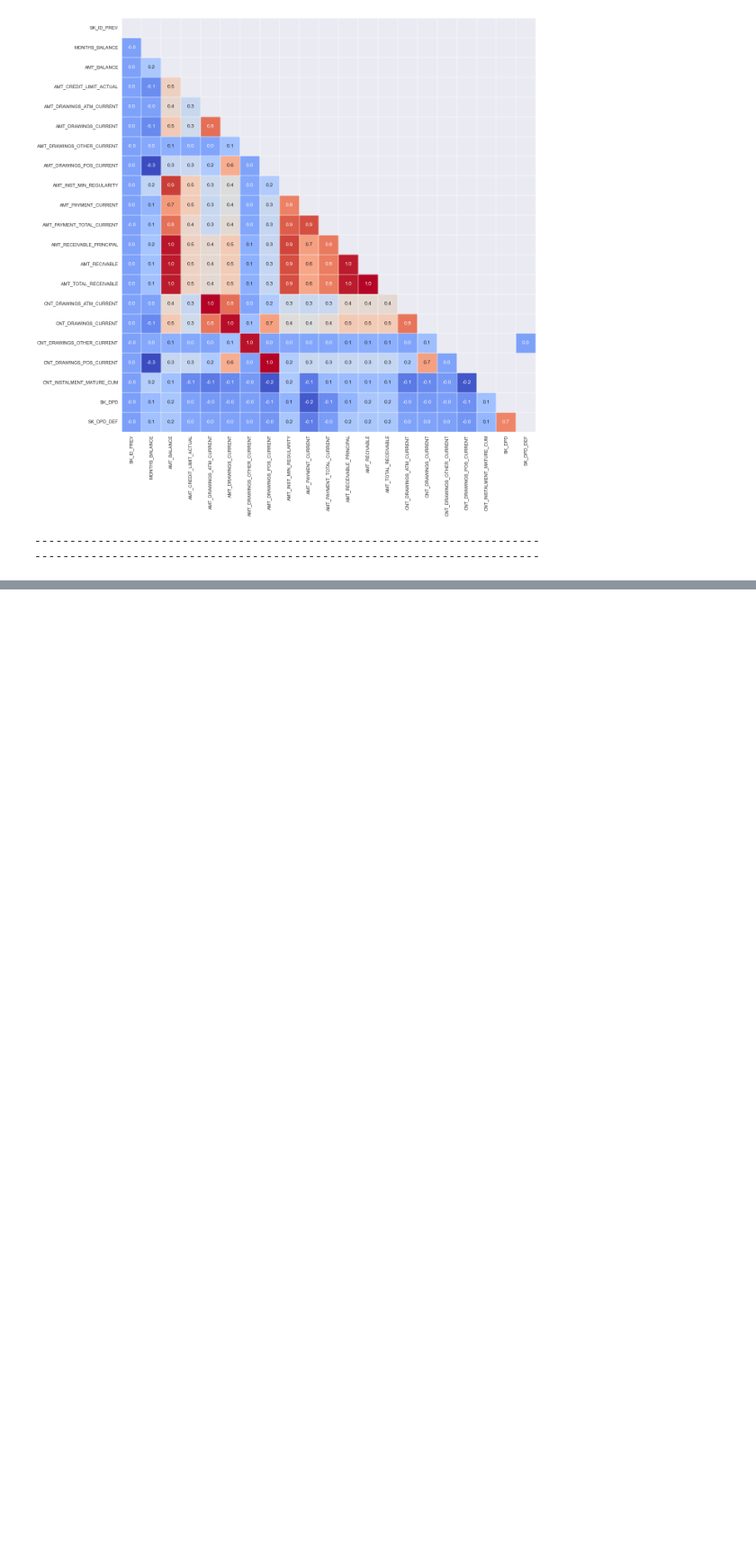
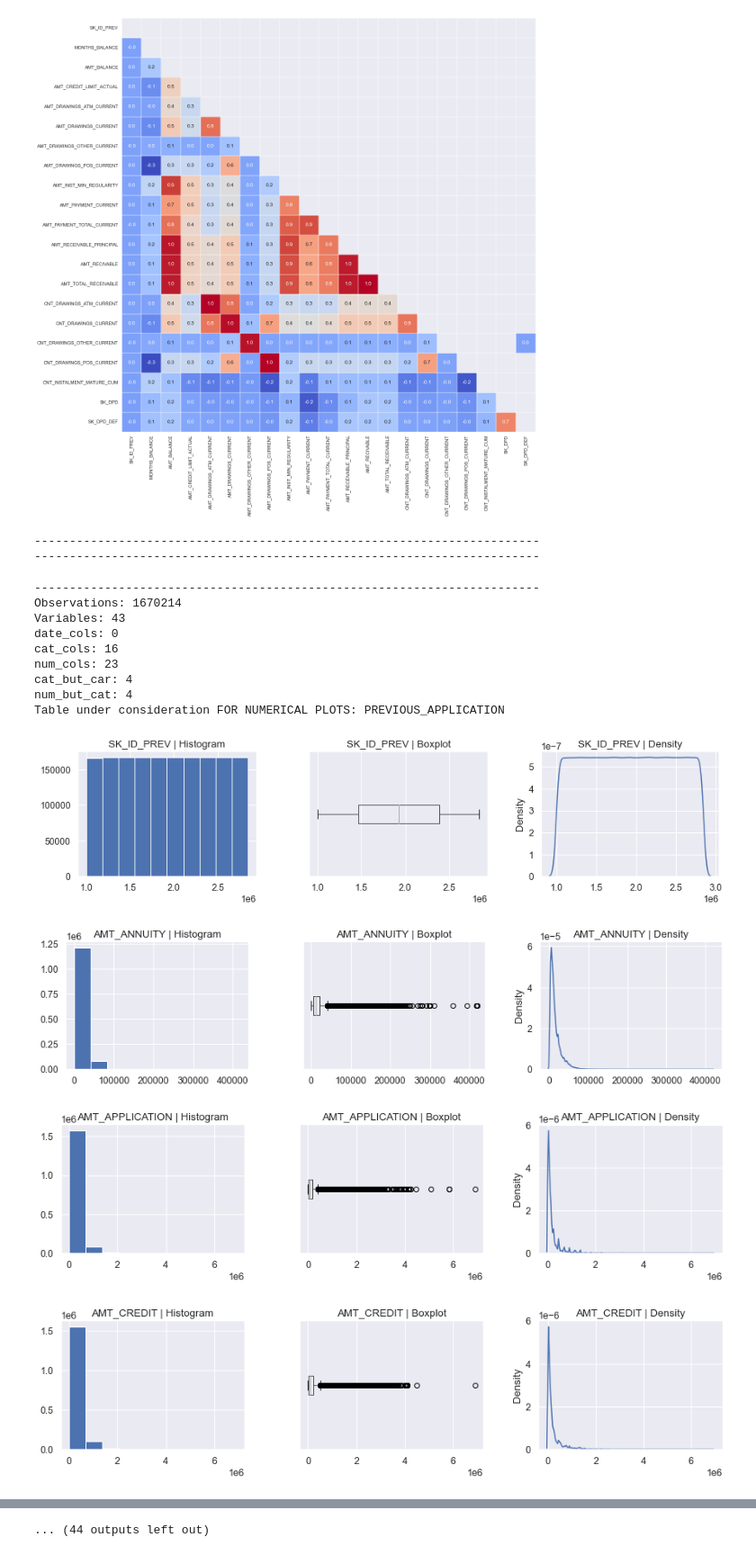
Before and after one commit to dhingra-sahil/ML-HDRC, a Jupyter notebook: Phase2/EDA_POS_PA_SUM_CCB_Indv_viz.ipynb, the cells around one changed output, grey strips where cells are left out. Shown at 90% size. Drawn from its saved outputs; the diff is of its cells as text; code cells hidden in the pictures; blank space fills up the shorter version.

Commit message:
num_plot

```diff
--- a/Phase2/EDA_POS_PA_SUM_CCB_Indv_viz.ipynb
+++ b/Phase2/EDA_POS_PA_SUM_CCB_Indv_viz.ipynb
@@ -636,0 +664,45 @@ Table under consideration FOR CORRELATION PLOT: CREDIT_CARD_BALANCE
+# %%
+def num_plot(data, num_cols, remove=["Id"], hist_bins=10, figsize=(20, 4)):
+
+    if len(remove) > 0:
+        num_cols2 = [x for x in num_cols if (x not in remove)]
+
+    for i in num_cols2:
+        fig, axes = plt.subplots(1, 3, figsize=figsize)
+        data.hist(str(i), bins=hist_bins, ax=axes[0])
+        data.boxplot(str(i), ax=axes[1], vert=False);
+        try:
+            sns.kdeplot(np.array(data[str(i)]))
+        except:
+            ValueError
+
+        axes[1].set_yticklabels([])
+        axes[1].set_yticks([])
+        axes[0].set_title(i + " | Histogram")
+        axes[1].set_title(i + " | Boxplot")
+        axes[2].set_title(i + " | Density")
+        plt.show()
+# %%
+for i,ds_name in enumerate(datasets.keys()):
+    print("------------------------------------------------------------------------")
+    _,_, num_cols, _ = grab_col_names(datasets[ds_name], car_th=10)
+    datasets[ds_name].replace([np.inf, -np.inf], 0, inplace=True)
+    num_cols = [x for x in num_cols if (x not in remove)]
+    print("Table under consideration FOR NUMERICAL PLOTS:",ds_name.upper())
+    num_plot(datasets[ds_name], num_cols, remove=['SK_ID_CURR','SK_ID_BUREAU'], figsize = (15,3))
+    print("------------------------------------------------------------------------")
+    print("------------------------------------------------------------------------")
+# %% [output]
+------------------------------------------------------------------------
+Observations: 1670214
+Variables: 43
+date_cols: 0
+cat_cols: 16
+num_cols: 23
+cat_but_car: 4
+num_but_cat: 4
+Table under consideration FOR NUMERICAL PLOTS: PREVIOUS_APPLICATION
+[figure, added]
+[figure, added]
+[figure, added]
+[figure, added]
@@ -636,0 +716 @@ Table under consideration FOR CORRELATION PLOT: CREDIT_CARD_BALANCE
+... (44 outputs left out)
```
Also changed, not shown: parts of 8 cells of this notebook, 1 other file.
